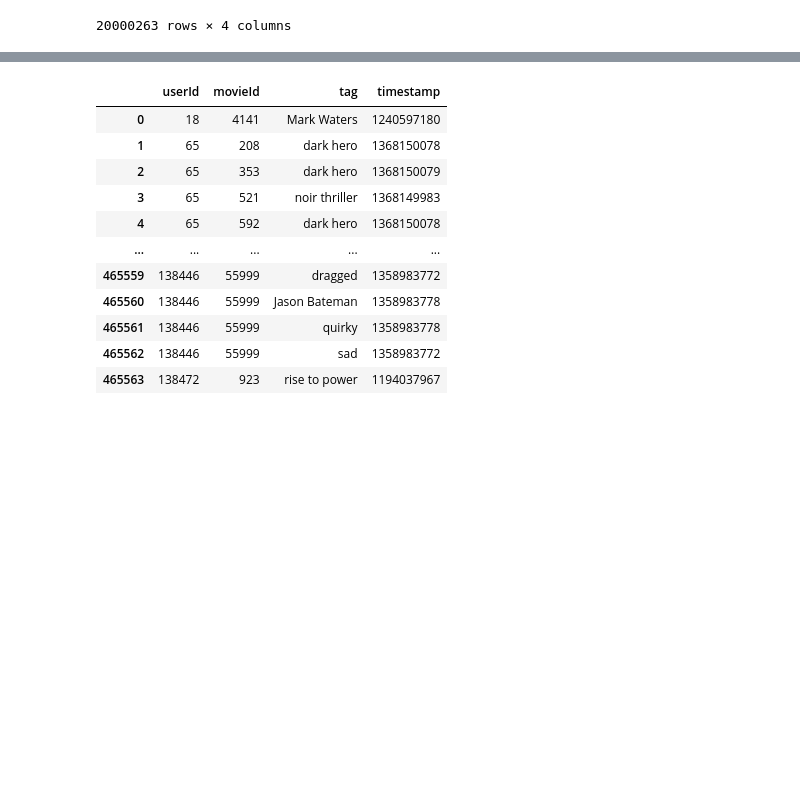
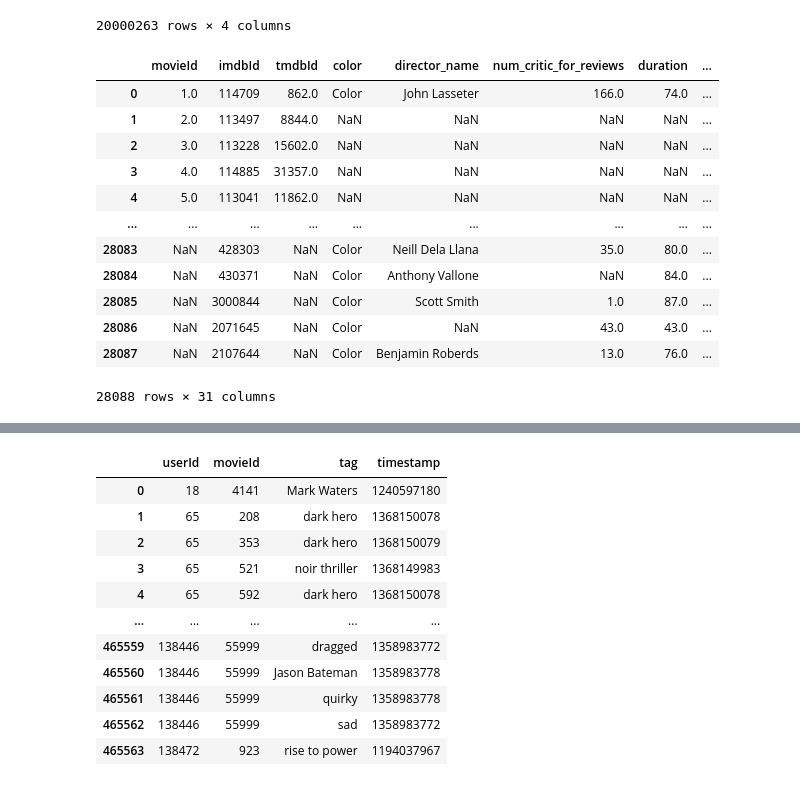
Before and after one commit to RobotB0y/Machine-Learning-for-FE-OR, a Jupyter notebook: movie-recommendation-systems.ipynb, the cells around one changed output, grey strips where cells are left out. Cells and saved outputs as stored; diff of their text form; code cells hidden in the pictures; blank space fills up the shorter version.

```diff
--- a/movie-recommendation-systems.ipynb
+++ b/movie-recommendation-systems.ipynb
@@ -261,3 +186,22 @@ ratings
 | 20000261 | 138493 | 70286 | 5.0 | 1258126944 |
 | 20000262 | 138493 | 71619 | 2.5 | 1255811136 |
 20000263 rows × 4 columns
+# %%
+imdb_df = pd.read_csv("imdb_metadata.csv",)
+imdb_df["imdbId"] = imdb_df["movie_imdb_link"].apply(lambda x: int(x.split("/")[4][2:]))
+links_imdb = pd.merge(links,imdb_df,on="imdbId",how= "outer")
+links_imdb
+# %% [output]
+|  | movieId | imdbId | tmdbId | color | director_name | num_critic_for_reviews | duration | ... |
+| 0 | 1.0 | 114709 | 862.0 | Color | John Lasseter | 166.0 | 74.0 | ... |
+| 1 | 2.0 | 113497 | 8844.0 | NaN | NaN | NaN | NaN | ... |
+| 2 | 3.0 | 113228 | 15602.0 | NaN | NaN | NaN | NaN | ... |
+| 3 | 4.0 | 114885 | 31357.0 | NaN | NaN | NaN | NaN | ... |
+| 4 | 5.0 | 113041 | 11862.0 | NaN | NaN | NaN | NaN | ... |
+| ... | ... | ... | ... | ... | ... | ... | ... | ... |
+| 28083 | NaN | 428303 | NaN | Color | Neill Dela Llana | 35.0 | 80.0 | ... |
+| 28084 | NaN | 430371 | NaN | Color | Anthony Vallone | NaN | 84.0 | ... |
+| 28085 | NaN | 3000844 | NaN | Color | Scott Smith | 1.0 | 87.0 | ... |
+| 28086 | NaN | 2071645 | NaN | Color | NaN | 43.0 | 43.0 | ... |
+| 28087 | NaN | 2107644 | NaN | Color | Benjamin Roberds | 13.0 | 76.0 | ... |
+28088 rows × 31 columns
```
Also changed, not shown: parts of 94 cells of this notebook, 1 other file.
